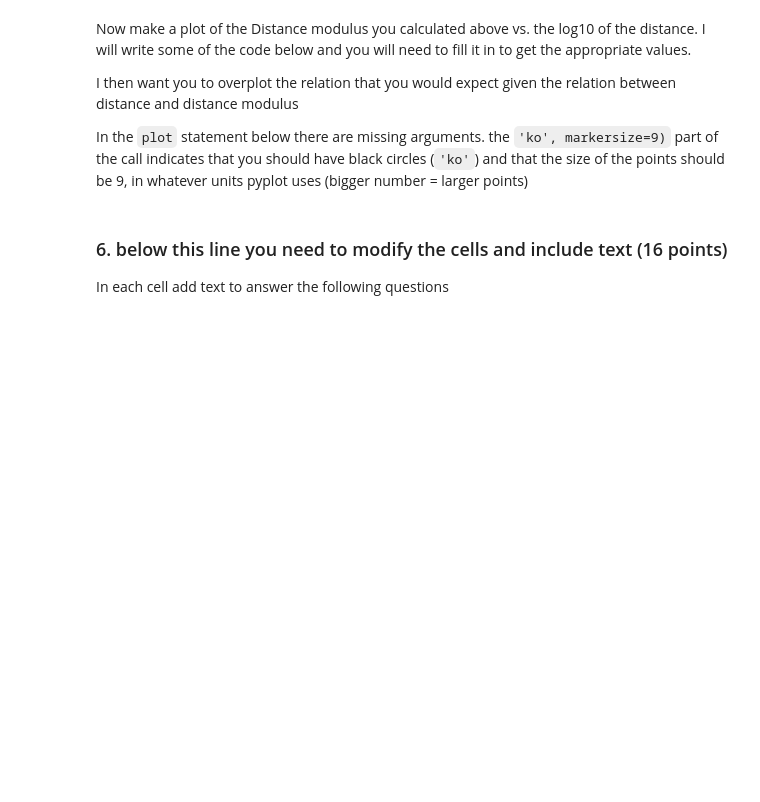
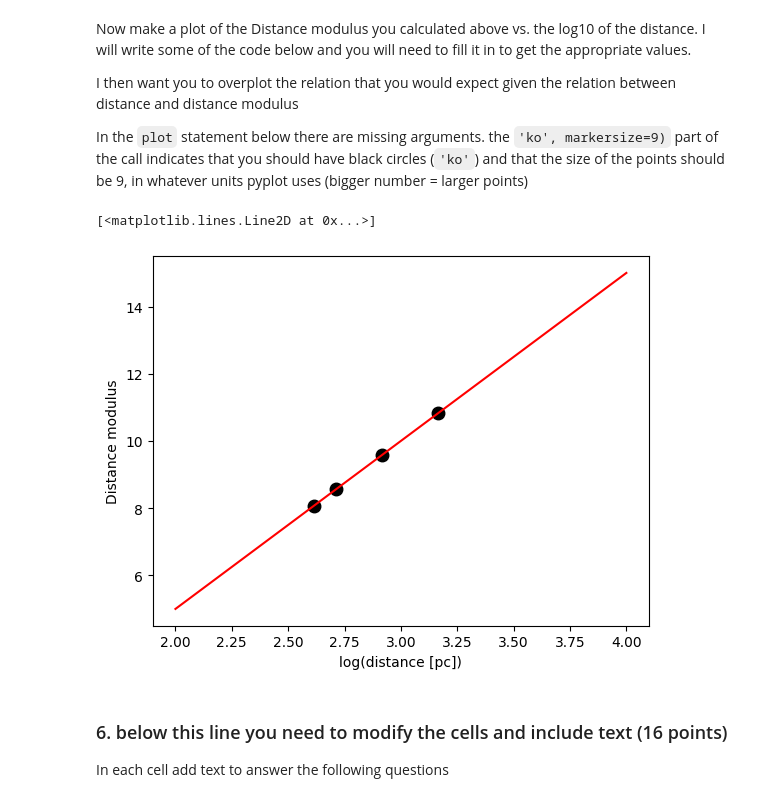
Before and after one commit to jupiterrible/CMD_distmod_student, a Jupyter notebook: cluster_plot_student.ipynb, the cells around one changed output. Cells and saved outputs as stored; diff of their text form; code cells hidden in the pictures; blank space fills up the shorter version.

```diff
--- a/cluster_plot_student.ipynb
+++ b/cluster_plot_student.ipynb
@@ -78,11 +82,11 @@ Use the derived shifts to compute a distance to the cluster relative to the Plei
 #To compute the log_10 you need to write "np.log10(number)"
 #### Write code here.
 # enter your calculated shift here
-shift_m36 = -4.0
+shift_m36 = 4.0
 
 # Assuming the distance to M45 is 130pc write an code expression that converts your shift into the ratio of the distances
 #the Pleiades to this cluster
-dist_ratio_m36 = 130 * (10 **(shift_m36/-5))
+dist_ratio_m36 = 10 **(shift_m36 / -5)
 
 #prints to 2 significant digits
 print(f"dPlieades/dM36 = {dist_ratio_m36:4.2f}")
@@ -104,11 +110,11 @@ Use the derived shifts to compute a distance to the cluster relative to the Plei
 #### Write code here.
 
 # enter your calculated shift here
-shift_ngc6231 = -3.0
+shift_ngc6231 = 3.0
 
 # Assuming the distance to M45 is 130pc write an code expression that converts your shift into the ratio of the distances
 #the Pleiades to this cluster
-dist_ratio_ngc6231 = 130 * (10 **(shift_ngc6231/-5))
+dist_ratio_ngc6231 = 10 **(shift_ngc6231 / -5)
 
 #prints to 2 significant digits
 print(f"dPlieades/dNGC6231 = {dist_ratio_ngc6231:4.2f}")
@@ -130,11 +138,11 @@ Use the derived shifts to compute a distance to the cluster relative to the Plei
 #### Write code here.
 
 # enter your calculated shift here
-shift_ngc3293 = -5.25
+shift_ngc3293 = 5.25
 
 # Assuming the distance to M45 is 130pc write an code expression that converts your shift into the ratio of the distances
 #the Pleiades to this cluster
-dist_ratio_ngc3293 = 130 * (10 **(shift_ngc3293/-5))
+dist_ratio_ngc3293 = 10 **(shift_ngc3293 / -5)
 
 #prints to 2 significant digits
 print(f"dPlieades/dNGC3293 = {dist_ratio_ngc3293:4.2f}")
@@ -154,7 +162,7 @@ dist_ratios = np.array([dist_ratio_m34, dist_ratio_m36, dist_ratio_ngc6231, dist
 
 #write an expression to calculate the distance to each cluster
 dist_pleiades = 130.0
-dists = dist_ratios * dist_pleiades
+dists = dist_pleiades / dist_ratios
 
 #print to 2 significant digits
 print(f"Distance for M 34 = {dists[0]:6.2f} pc")
@@ -164,7 +172,7 @@ print(f"Distance for NGC 3293 = {dists[3]:6.2f} pc")
 print()
 
 #write an expression to derive the distance modulus from the distance ratio or distance
-dist_mods = -5 * np.log10(dists / 10)
+dist_mods = 5 * np.log10(dists / 10)
 
 print(f"Distance Modulus for M 34 = {dist_mods[0]:4.2f}")
 print(f"Distance Modulus for M 36 = {dist_mods[1]:4.2f}")
@@ -189,26 +197,29 @@ In the `plot` statement below there are missing arguments.  the `'ko', markersiz
 # %%
 #You will need to make an array that contains the log of the distances
 
 #### Write code here
-logdist =
+logdist = np.log10(dists)
 
 #now complete this plot statement to plot the log of the distance vs. the distance modulus.
-plt.plot( ,'ko', markersize=9)
+plt.plot( logdist, dist_mods, 'ko', markersize=9)
 plt.xlabel('log(distance [pc])')
 plt.ylabel('Distance modulus')
 
 # here you will need to draw a line on your plot that shows the prediction
 #of the distance modulus given the distance.
 #these are the two x-points of your line, in log distance
 logdistpred = np.array([2,4])
 
 # write down the function that turns logdistpred into the distance modulus
 #
-dmpred =
+dmpred = 5 * (logdistpred - np.log10(10))
 
 #plot this line on the previous plot
 #the 'r-' indicates a red line
 plt.plot(logdistpred, dmpred, 'r-')
+# %% [output]
+[<matplotlib.lines.Line2D at 0x...>]
+[figure, added]
 # %% [markdown]
 ### 6. below this line you need to modify the cells and include text  (16 points)
 
```
Also changed, not shown: parts of 15 cells of this notebook.
